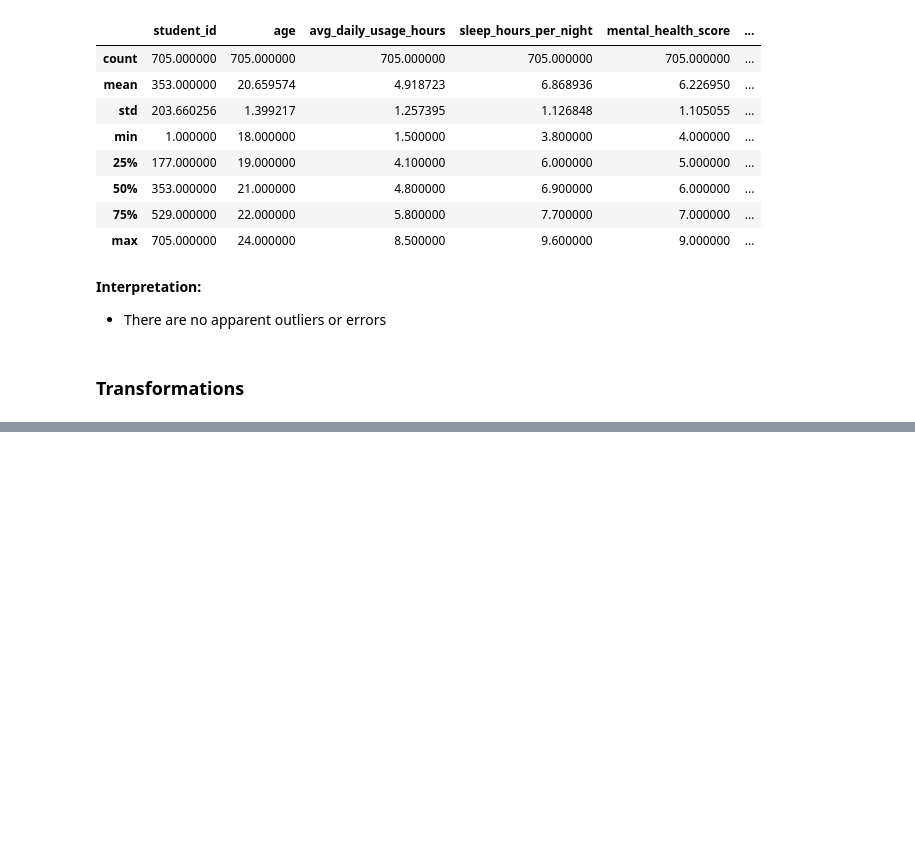
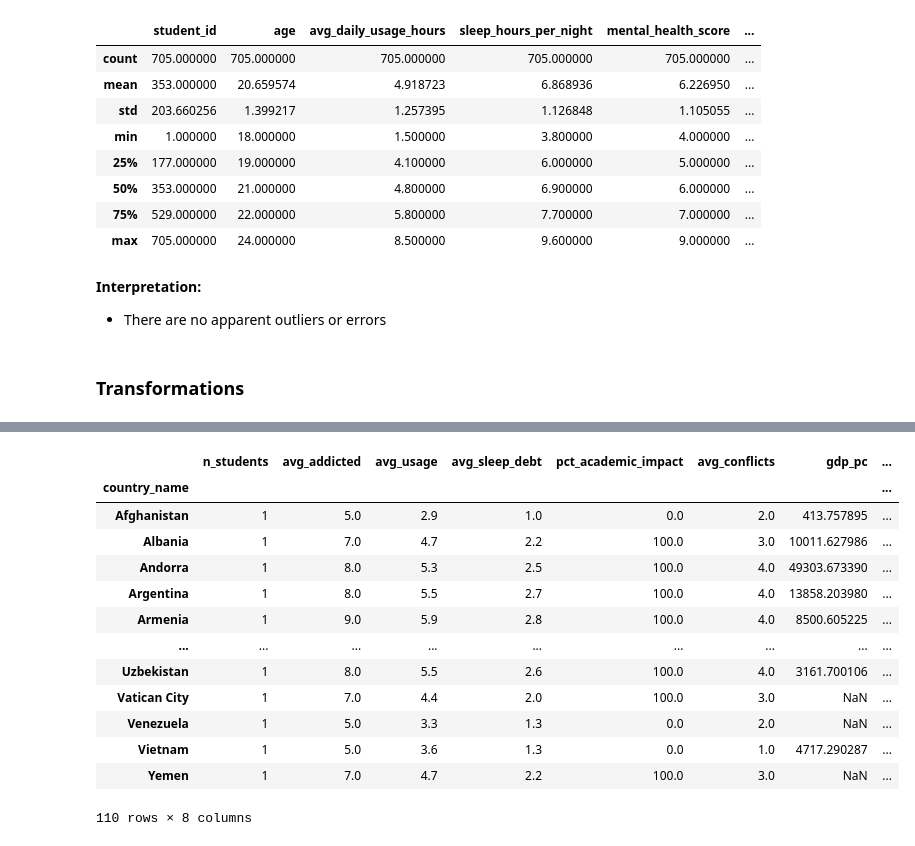
Before and after one commit to lschuler-dotcom/capstone_project, a Jupyter notebook: notebooks/capstone_project.ipynb, the cells around one changed output, grey strips where cells are left out. Cells and saved outputs as stored; diff of their text form; code cells hidden in the pictures; blank space fills up the shorter version.

```diff
--- a/notebooks/capstone_project.ipynb
+++ b/notebooks/capstone_project.ipynb
@@ -624,0 +678,31 @@ df_cleaned = df_consol_v2.copy()
+# %%
+# Create new df for country insights
+df = df_cleaned.copy()
+# %%
+# Create country summary df
+df_country_summary = df.groupby("country_name").agg(
+    n_students=("student_id","count"),
+    avg_addicted=("addicted_score","mean"),
+    avg_usage=("avg_daily_usage_hours","mean"),
+    avg_sleep_debt=("sleep_debt","mean"),
+    pct_academic_impact=("affects_academic_performance", lambda s: (s=="Yes").mean()*100), #from python class - asked Yamini if there was a way to do it
+    avg_conflicts=("conflicts_over_social_media","mean"),
+    gdp_pc=("gdp_latest","mean"),
+    pop=("pop_latest","mean")
+)
+df_country_summary
+# %% [output]
+|  | n_students | avg_addicted | avg_usage | avg_sleep_debt | pct_academic_impact | avg_conflicts | gdp_pc | ... |
+| country_name |  |  |  |  |  |  |  | ... |
+| Afghanistan | 1 | 5.0 | 2.9 | 1.0 | 0.0 | 2.0 | 413.757895 | ... |
+| Albania | 1 | 7.0 | 4.7 | 2.2 | 100.0 | 3.0 | 10011.627986 | ... |
+| Andorra | 1 | 8.0 | 5.3 | 2.5 | 100.0 | 4.0 | 49303.673390 | ... |
+| Argentina | 1 | 8.0 | 5.5 | 2.7 | 100.0 | 4.0 | 13858.203980 | ... |
+| Armenia | 1 | 9.0 | 5.9 | 2.8 | 100.0 | 4.0 | 8500.605225 | ... |
+| ... | ... | ... | ... | ... | ... | ... | ... | ... |
+| Uzbekistan | 1 | 8.0 | 5.5 | 2.6 | 100.0 | 4.0 | 3161.700106 | ... |
+| Vatican City | 1 | 7.0 | 4.4 | 2.0 | 100.0 | 3.0 | NaN | ... |
+| Venezuela | 1 | 5.0 | 3.3 | 1.3 | 0.0 | 2.0 | NaN | ... |
+| Vietnam | 1 | 5.0 | 3.6 | 1.3 | 0.0 | 1.0 | 4717.290287 | ... |
+| Yemen | 1 | 7.0 | 4.7 | 2.2 | 100.0 | 3.0 | NaN | ... |
+110 rows × 8 columns
```
Also changed, not shown: parts of 48 cells of this notebook.
